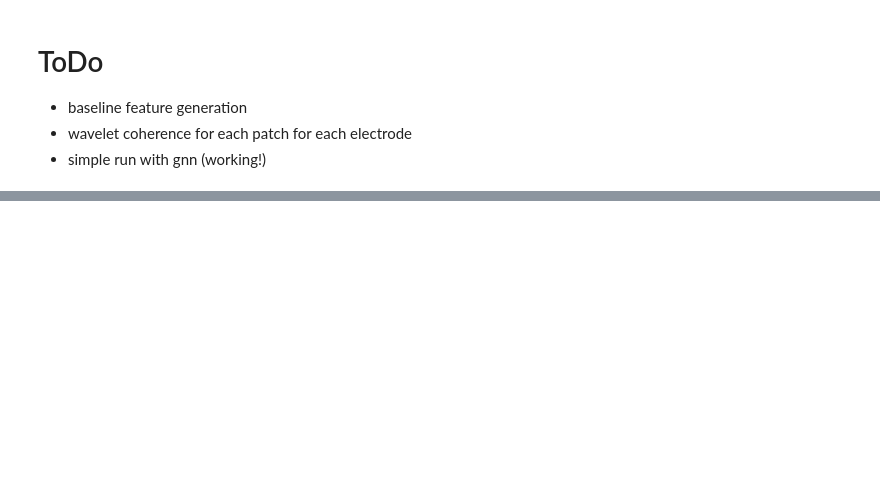
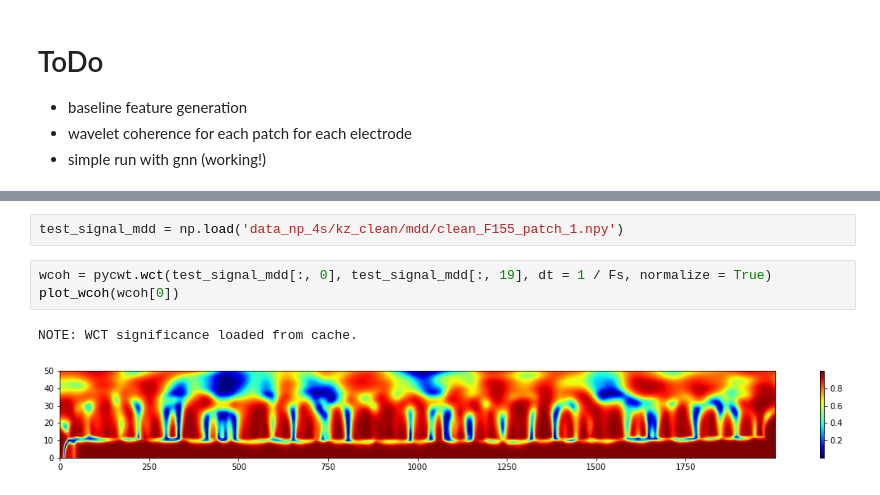
Before and after one commit to dmasny99/skt_neuroimaging_2022, a Jupyter notebook: data_preparation.ipynb, the cells around one changed output, grey strips where cells are left out. Saved outputs shown, nothing was run; the diff lists cells and outputs as text; blank space fills up the shorter version.

```diff
--- a/data_preparation.ipynb
+++ b/data_preparation.ipynb
@@ -130,0 +203,8 @@ KeyboardInterrupt:
+# %%
+test_signal_mdd = np.load('data_np_4s/kz_clean/mdd/clean_F155_patch_1.npy')
+# %%
+wcoh = pycwt.wct(test_signal_mdd[:, 0], test_signal_mdd[:, 19], dt = 1 / Fs, normalize = True)
+plot_wcoh(wcoh[0])
+# %% [output]
+NOTE: WCT significance loaded from cache.
+[figure, added]
```
Also changed, not shown: parts of 27 cells of this notebook, 2 other files.
